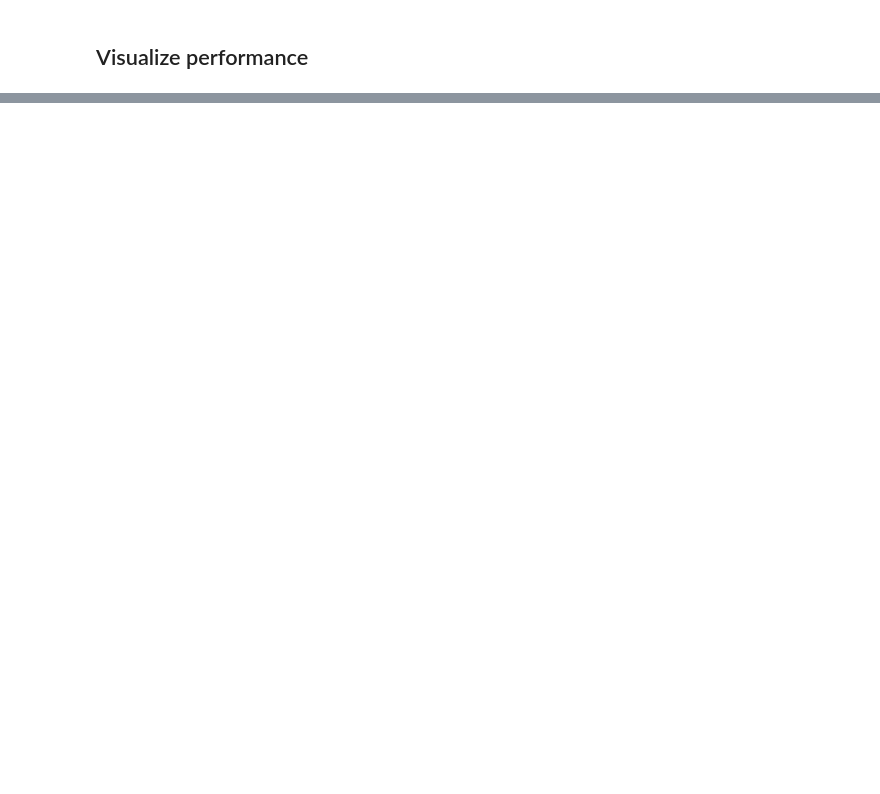
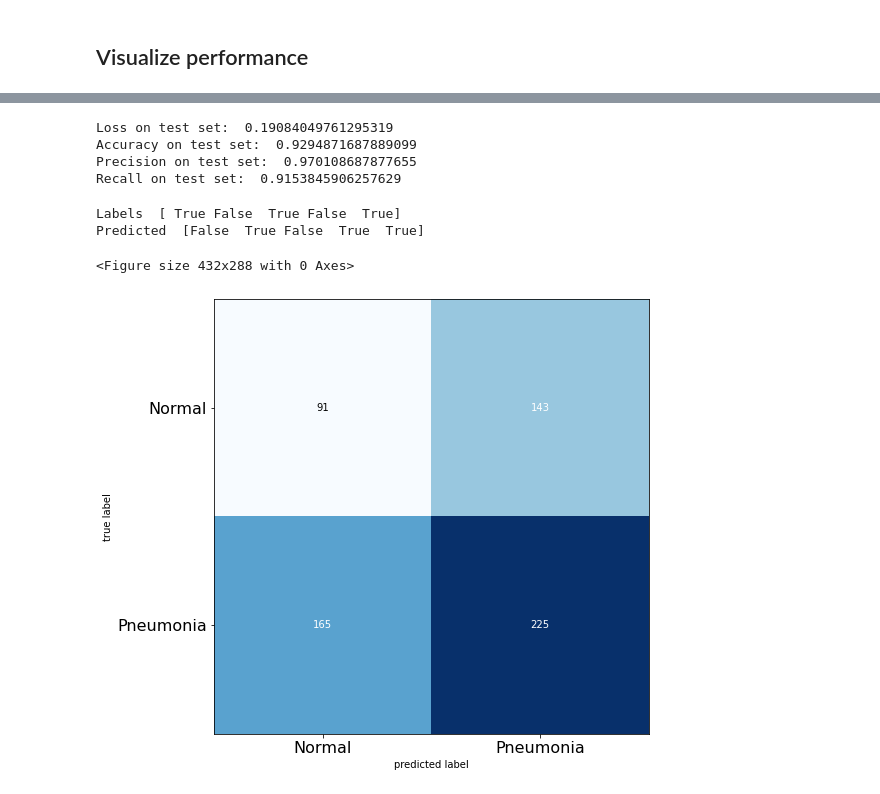
Before and after one commit to aditi1208/pneumonia-xray, a Jupyter notebook: pneumonia-vgg-preproc.ipynb, the cells around one changed output, grey strips where cells are left out. Saved outputs shown, nothing was run; the diff lists cells and outputs as text; code cells hidden in the pictures; blank space fills up the shorter version.

```diff
--- a/pneumonia-vgg-preproc.ipynb
+++ b/pneumonia-vgg-preproc.ipynb
@@ -355,2 +359,34 @@ for i, met in enumerate(['precision', 'recall', 'accuracy', 'loss']):
+# %%
+print("Loss on test set: ", test_loss)
+print("Accuracy on test set: ", test_acc)
+print("Precision on test set: ", test_precision)
+print("Recall on test set: ", test_recall)
+# %% [output]
+Loss on test set:  0.19084049761295319
+Accuracy on test set:  0.9294871687889099
+Precision on test set:  0.970108687877655
+Recall on test set:  0.9153845906257629
+# %%
+test_data = test_gen.flow(x_test, y_test, batch_size=BATCH_SIZE)
+
+preds = model.predict(test_data)
+y_pred = (preds > 0.5)[:,0]
+y_actual = test_data.y
+# %%
+print('Labels ', y_actual[0:5])
+print('Predicted ', y_pred[0:5])
+# %% [output]
+Labels  [ True False  True False  True]
+Predicted  [False  True False  True  True]
+# %%
+cm  = confusion_matrix(y_actual, y_pred)
+plt.figure()
+plot_confusion_matrix(cm,figsize=(12,8), hide_ticks=True, cmap=plt.cm.Blues)
+plt.xticks(range(2), ['Normal', 'Pneumonia'], fontsize=16)
+plt.yticks(range(2), ['Normal', 'Pneumonia'], fontsize=16)
+plt.show()
+# %% [output]
+<Figure size 432x288 with 0 Axes>
+[figure, added]
 # %%
 model.save('model_preprocess_vgg16.h5')
```
Also changed, not shown: parts of 14 cells of this notebook, 1 other file.
